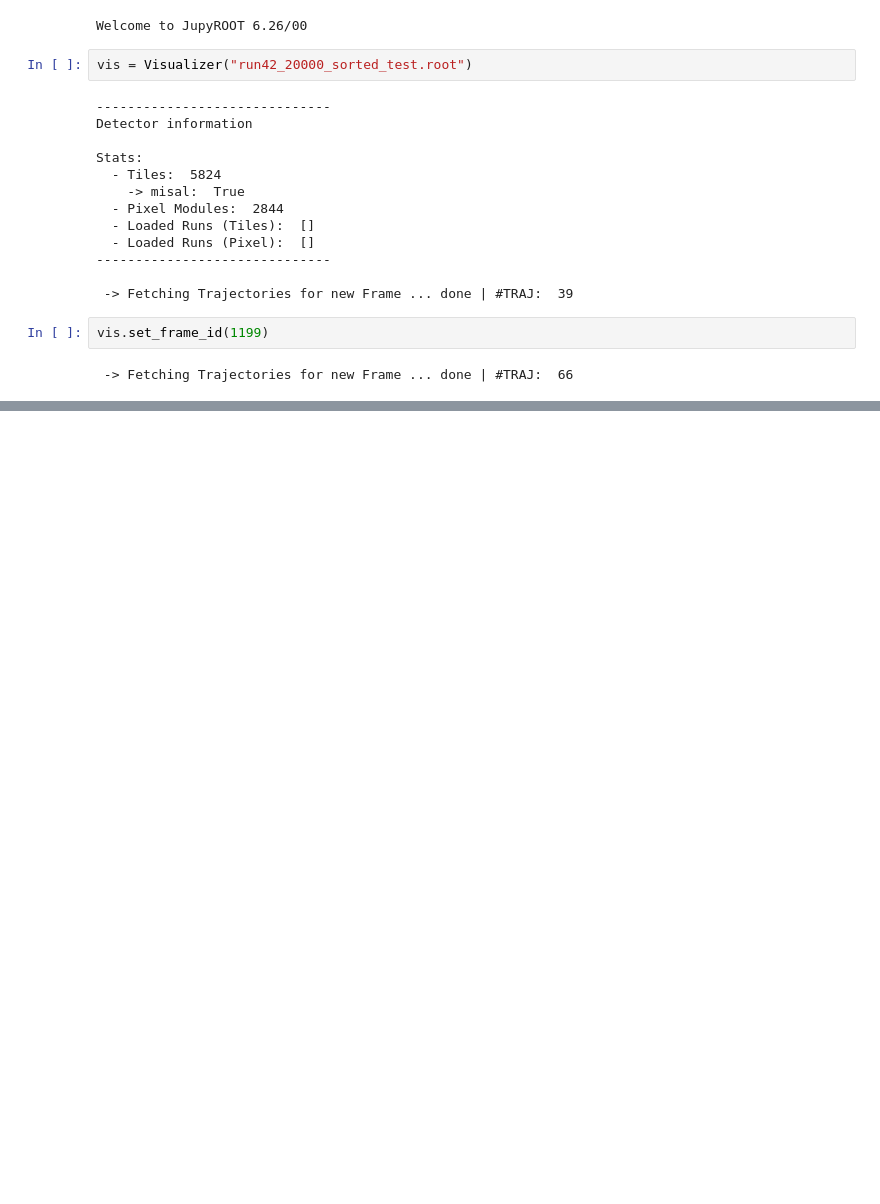
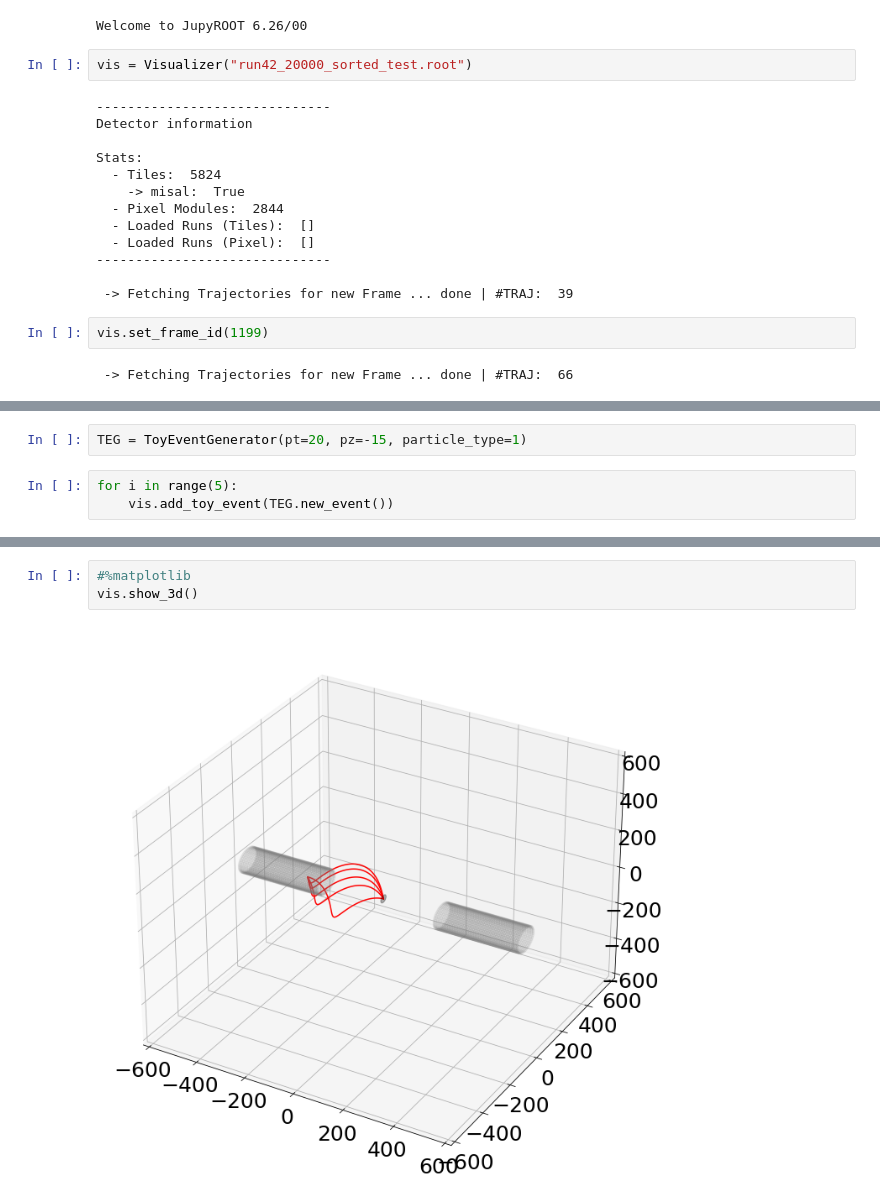
Before and after one commit to maximilianKoeper/melp, a Jupyter notebook: jupyter-notbooks/melpVis/melpVis.ipynb, the cells around one changed output, grey strips where cells are left out. Drawn from its saved outputs; the diff is of its cells as text; blank space fills up the shorter version.

Commit message:
add ToyEventGenerator

```diff
--- a/jupyter-notbooks/melpVis/melpVis.ipynb
+++ b/jupyter-notbooks/melpVis/melpVis.ipynb
@@ -61,0 +47,5 @@ vis.list_traj_info()
+# %%
+TEG = ToyEventGenerator(pt=20, pz=-15, particle_type=1)
+# %%
+for i in range(5):
+    vis.add_toy_event(TEG.new_event())
@@ -61,0 +58,5 @@ vis.list_traj_info()
+# %%
+#%matplotlib
+vis.show_3d()
+# %% [output]
+[figure, added]
```
Also changed, not shown: parts of 7 cells of this notebook, 5 other files.
